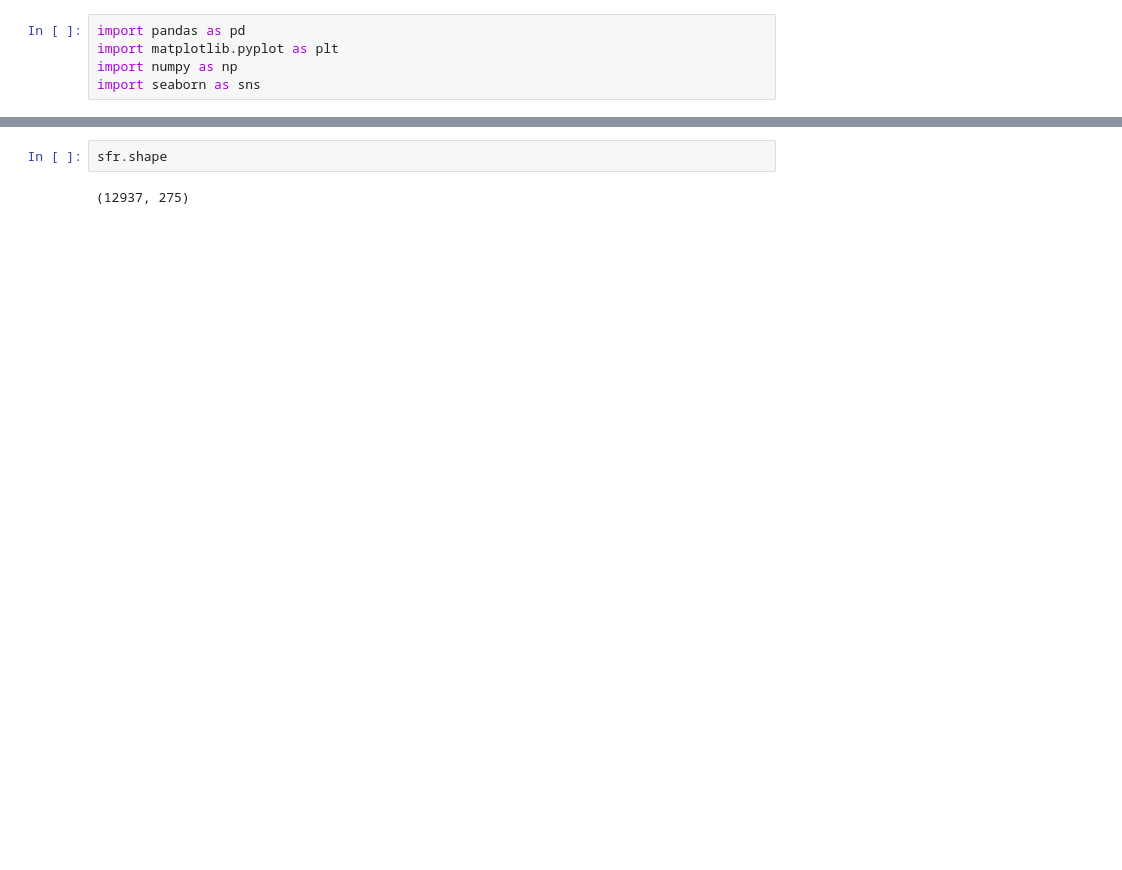
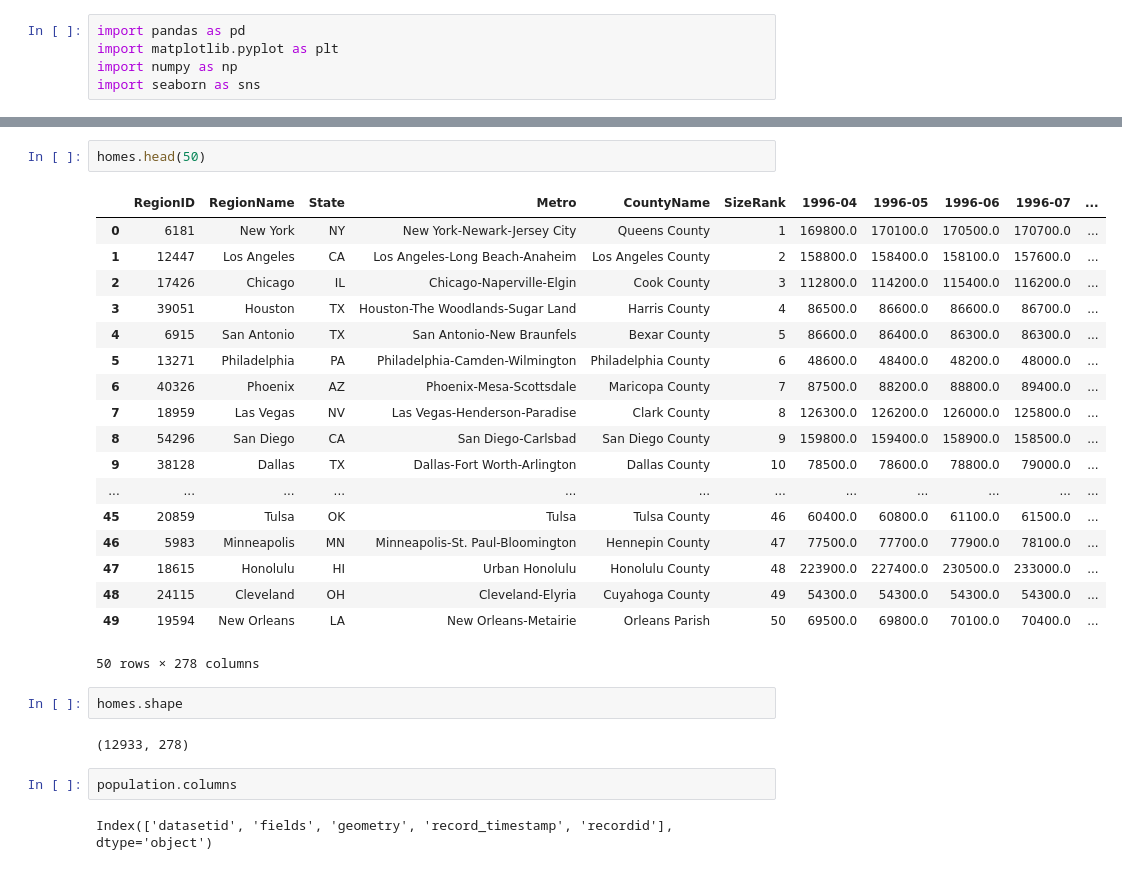
Before and after one commit to fashileak/Springboard, a Jupyter notebook: CapstoneProjectI/CapstoneProjectI.ipynb, the cells around one changed output, grey strips where cells are left out. Saved outputs shown, nothing was run; the diff lists cells and outputs as text; blank space fills up the shorter version.

```diff
--- a/CapstoneProjectI/CapstoneProjectI.ipynb
+++ b/CapstoneProjectI/CapstoneProjectI.ipynb
@@ -14,4 +12,29 @@ condo = condo.drop(['Metro', 'CountyName', 'SizeRank'], axis=1)
+# %%
+homes.head(50)
+# %% [output]
+|  | RegionID | RegionName | State | Metro | CountyName | SizeRank | 1996-04 | 1996-05 | 1996-06 | 1996-07 | ... |
+| 0 | 6181 | New York | NY | New York-Newark-Jersey City | Queens County | 1 | 169800.0 | 170100.0 | 170500.0 | 170700.0 | ... |
+| 1 | 12447 | Los Angeles | CA | Los Angeles-Long Beach-Anaheim | Los Angeles County | 2 | 158800.0 | 158400.0 | 158100.0 | 157600.0 | ... |
+| 2 | 17426 | Chicago | IL | Chicago-Naperville-Elgin | Cook County | 3 | 112800.0 | 114200.0 | 115400.0 | 116200.0 | ... |
+| 3 | 39051 | Houston | TX | Houston-The Woodlands-Sugar Land | Harris County | 4 | 86500.0 | 86600.0 | 86600.0 | 86700.0 | ... |
+| 4 | 6915 | San Antonio | TX | San Antonio-New Braunfels | Bexar County | 5 | 86600.0 | 86400.0 | 86300.0 | 86300.0 | ... |
+| 5 | 13271 | Philadelphia | PA | Philadelphia-Camden-Wilmington | Philadelphia County | 6 | 48600.0 | 48400.0 | 48200.0 | 48000.0 | ... |
+| 6 | 40326 | Phoenix | AZ | Phoenix-Mesa-Scottsdale | Maricopa County | 7 | 87500.0 | 88200.0 | 88800.0 | 89400.0 | ... |
+| 7 | 18959 | Las Vegas | NV | Las Vegas-Henderson-Paradise | Clark County | 8 | 126300.0 | 126200.0 | 126000.0 | 125800.0 | ... |
+| 8 | 54296 | San Diego | CA | San Diego-Carlsbad | San Diego County | 9 | 159800.0 | 159400.0 | 158900.0 | 158500.0 | ... |
+| 9 | 38128 | Dallas | TX | Dallas-Fort Worth-Arlington | Dallas County | 10 | 78500.0 | 78600.0 | 78800.0 | 79000.0 | ... |
+| ... | ... | ... | ... | ... | ... | ... | ... | ... | ... | ... | ... |
+| 45 | 20859 | Tulsa | OK | Tulsa | Tulsa County | 46 | 60400.0 | 60800.0 | 61100.0 | 61500.0 | ... |
+| 46 | 5983 | Minneapolis | MN | Minneapolis-St. Paul-Bloomington | Hennepin County | 47 | 77500.0 | 77700.0 | 77900.0 | 78100.0 | ... |
+| 47 | 18615 | Honolulu | HI | Urban Honolulu | Honolulu County | 48 | 223900.0 | 227400.0 | 230500.0 | 233000.0 | ... |
+| 48 | 24115 | Cleveland | OH | Cleveland-Elyria | Cuyahoga County | 49 | 54300.0 | 54300.0 | 54300.0 | 54300.0 | ... |
+| 49 | 19594 | New Orleans | LA | New Orleans-Metairie | Orleans Parish | 50 | 69500.0 | 69800.0 | 70100.0 | 70400.0 | ... |
+50 rows × 278 columns
 # %%
-sfr.shape
+homes.shape
 # %% [output]
-(12937, 275)
+(12933, 278)
+# %%
+population.columns
+# %% [output]
+Index(['datasetid', 'fields', 'geometry', 'record_timestamp', 'recordid'], dtype='object')
```
Also changed, not shown: parts of 28 cells of this notebook.
